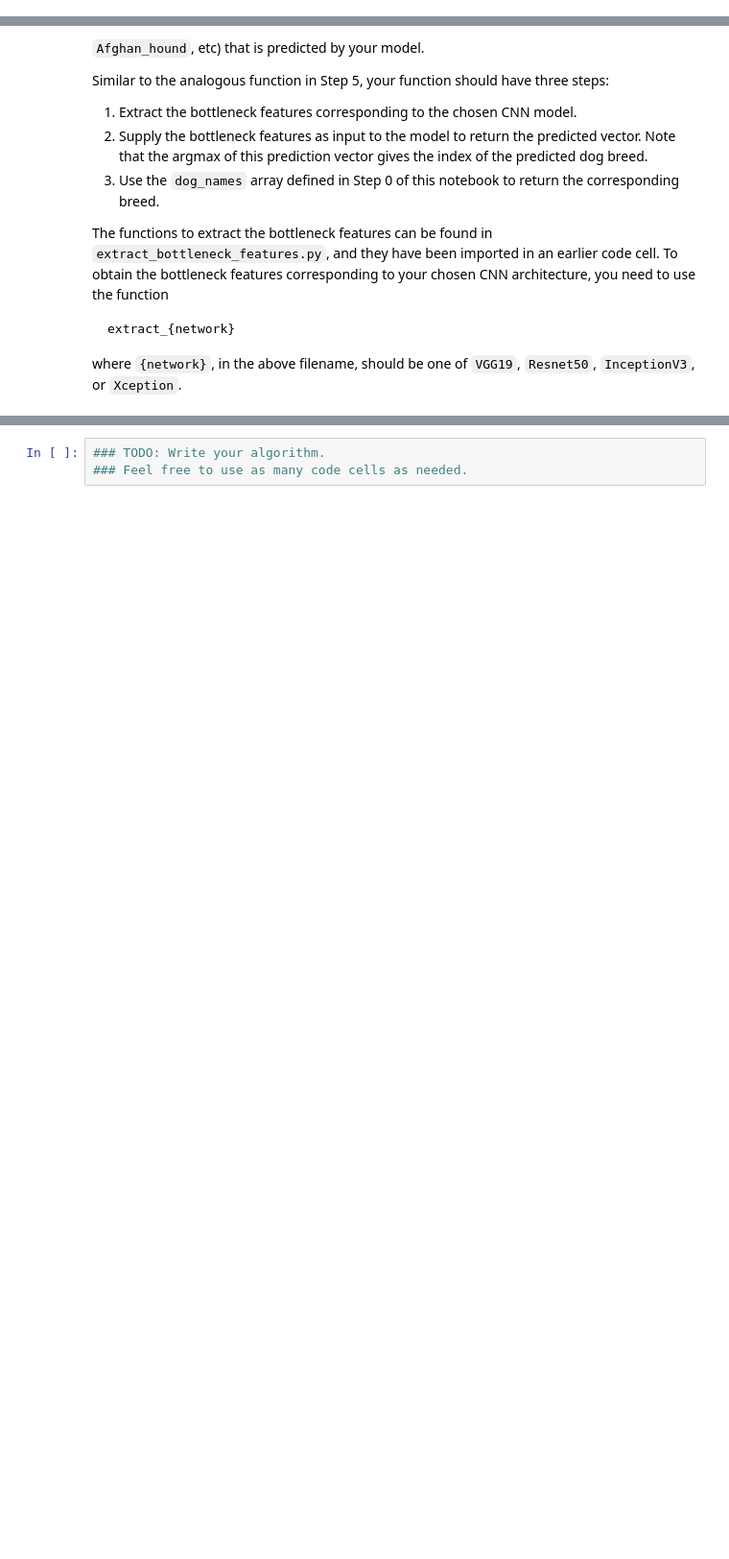
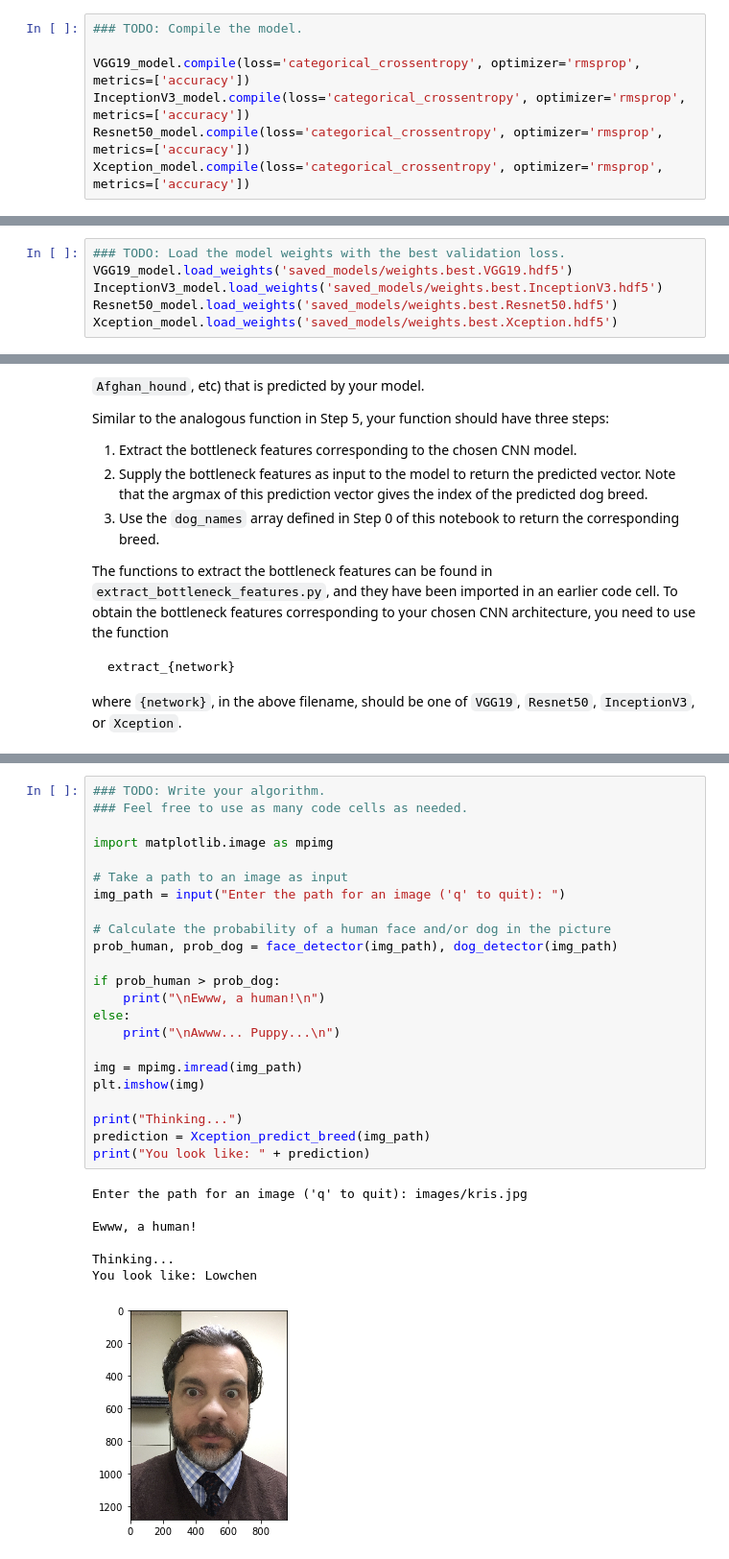
Before and after one commit to KrisDenio/dog-project, a Jupyter notebook: dog_app.ipynb, the cells around one changed output, grey strips where cells are left out. Shown at 96% size. Saved outputs shown, nothing was run; the diff lists cells and outputs as text; blank space fills up the shorter version.

```diff
--- a/dog_app.ipynb
+++ b/dog_app.ipynb
@@ -613,3 +704,10 @@ __Answer:__
+# %%
+### TODO: Compile the model.
+
+VGG19_model.compile(loss='categorical_crossentropy', optimizer='rmsprop', metrics=['accuracy'])
+InceptionV3_model.compile(loss='categorical_crossentropy', optimizer='rmsprop', metrics=['accuracy'])
+Resnet50_model.compile(loss='categorical_crossentropy', optimizer='rmsprop', metrics=['accuracy'])
+Xception_model.compile(loss='categorical_crossentropy', optimizer='rmsprop', metrics=['accuracy'])
 # %% [markdown]
 ### (IMPLEMENTATION) Train the Model
 
@@ -625,3 +770,9 @@ You are welcome to [augment the training data](https://blog.keras.io/building-po
+# %%
+### TODO: Load the model weights with the best validation loss.
+VGG19_model.load_weights('saved_models/weights.best.VGG19.hdf5')
+InceptionV3_model.load_weights('saved_models/weights.best.InceptionV3.hdf5')
+Resnet50_model.load_weights('saved_models/weights.best.Resnet50.hdf5')
+Xception_model.load_weights('saved_models/weights.best.Xception.hdf5')
 # %% [markdown]
 ### (IMPLEMENTATION) Test the Model
 
@@ -664,9 +881,37 @@ Some sample output for our algorithm is provided below, but feel free to design
 
 
 ### (IMPLEMENTATION) Write your Algorithm
-# %%
-### TODO: Write your algorithm.
-### Feel free to use as many code cells as needed.
+# %%
+### TODO: Write your algorithm.
+### Feel free to use as many code cells as needed.
+
+import matplotlib.image as mpimg
+
+# Take a path to an image as input
+img_path = input("Enter the path for an image ('q' to quit): ")
+
+# Calculate the probability of a human face and/or dog in the picture
+prob_human, prob_dog = face_detector(img_path), dog_detector(img_path)
+
+if prob_human > prob_dog:
+    print("\nEwww, a human!\n")
+else:
+    print("\nAwww... Puppy...\n")
+
+img = mpimg.imread(img_path)
+plt.imshow(img)
+
+print("Thinking...")
+prediction = Xception_predict_breed(img_path)
+print("You look like: " + prediction)
+# %% [output]
+Enter the path for an image ('q' to quit): images/kris.jpg
+
+Ewww, a human!
+
+Thinking...
+You look like: Lowchen
+[figure, added]
 # %% [markdown]
 ---
 <a id='step7'></a>
```
Also changed, not shown: parts of 33 cells of this notebook, 17 other files.
